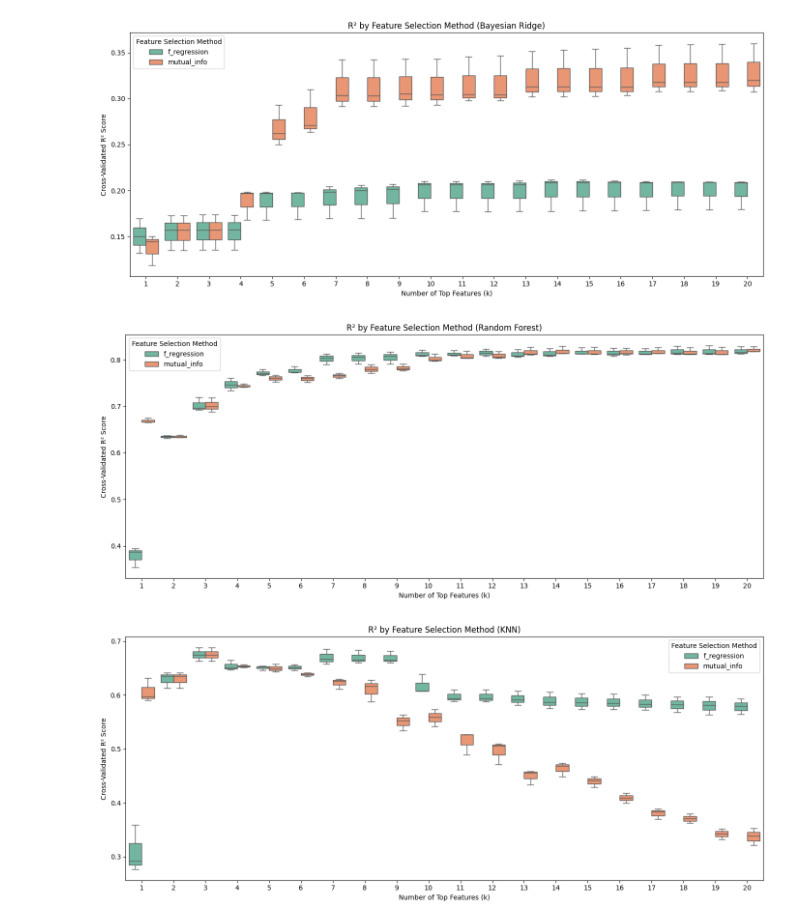
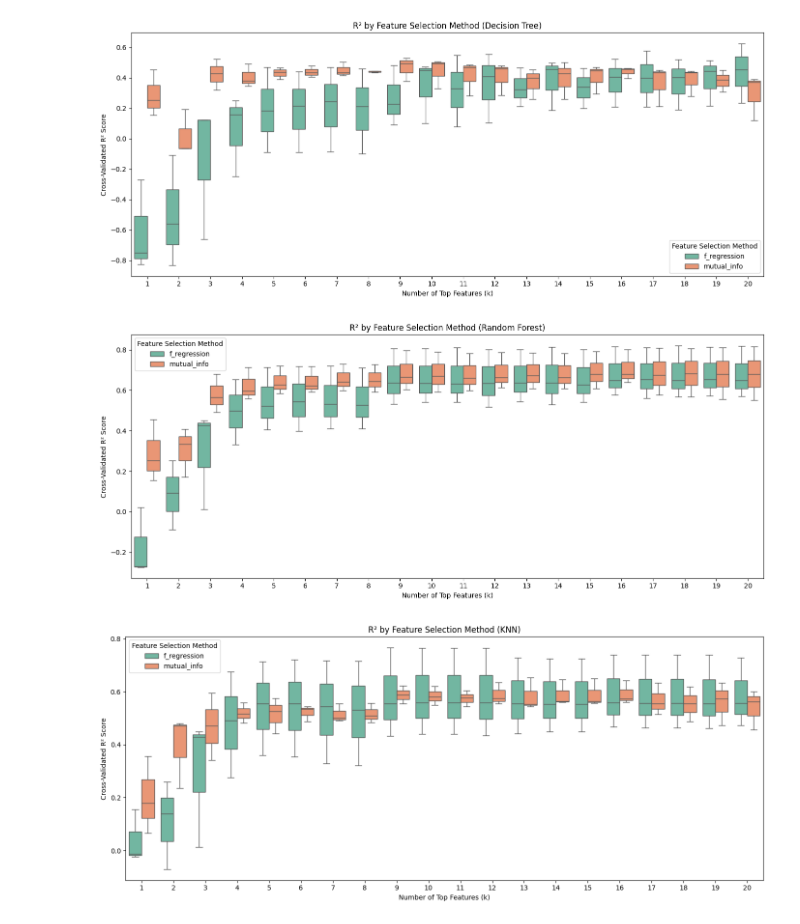
Before and after one commit to linnerlek/predicting-house-values, a Jupyter notebook: model.ipynb, the cells around one changed output. Cells and saved outputs as stored; diff of their text form; code cells hidden in the pictures.

Commit message:
model done

```diff
--- a/model.ipynb
+++ b/model.ipynb
@@ -17,10 +29,0 @@ Loaded dataset with 9453 rows and 159 columns.
-# %%
-y = df_model["YoY_target"]
-X = df_model.drop(columns=["YoY_target"])
-X = X.drop(columns=["ZIP"])
-
-rows_before = X.shape[0]
-X = X.dropna()
-y = y.loc[X.index]  # align target
-print(f"\u2705 Dropped {rows_before - X.shape[0]} rows with missing values")
-X.head(0)
@@ -31,10 +32,24 @@ X.head(0)
 # %%
-X_train, X_test, y_train, y_test = train_test_split(
-    X, y, test_size=0.2, random_state=42
-)
+# split ZIPs and apply group-based train/test split
+unique_zips = X["ZIP"].unique()
+train_zips, test_zips = train_test_split(unique_zips, test_size=0.2, random_state=42)
 
+# apply mask to split by ZIP
+train_mask = X["ZIP"].isin(train_zips)
+X_train_raw = X[train_mask].copy()
+X_test_raw = X[~train_mask].copy()
+X_train = X_train_raw.drop(columns=["ZIP"])
+X_test = X_test_raw.drop(columns=["ZIP"])
+
+y_train = y[train_mask]
+y_test = y[~train_mask]
+
+# scale features
 scaler = StandardScaler()
 X_train_scaled = scaler.fit_transform(X_train)
 X_test_scaled = scaler.transform(X_test)
-print("\u2705 Data split and scaled. Ready for feature selection and modeling.")
+
+print("ZIP-based data split and scaling complete.")
+print(f"Train set: {X_train.shape[0]} rows")
+print(f"Test set: {X_test.shape[0]} rows")
 # %% [output]
@@ -71,6 +118,6 @@ Shared features between both methods (7):
 # %%
 from sklearn.model_selection import cross_val_score
-from sklearn.linear_model import BayesianRidge
+from sklearn.tree import DecisionTreeRegressor
 from sklearn.ensemble import RandomForestRegressor
 from sklearn.neighbors import KNeighborsRegressor
 import matplotlib.pyplot as plt
@@ -82,12 +129,11 @@ from sklearn.feature_selection import SelectKBest, f_regression, mutual_info_reg
 max_k = 20
 
 models = {
-    "Bayesian Ridge": BayesianRidge,
+    "Decision Tree": DecisionTreeRegressor,
     "Random Forest": RandomForestRegressor,
     "KNN": KNeighborsRegressor
 }
 
-# loop through models
 for model_name, model_class in models.items():
     plot_data = []
 
@@ -99,33 +145,33 @@ for model_name, model_class in models.items():
         scores = cross_val_score(model, X_k_f, y_train, cv=3, scoring="r2")
         for score in scores:
             plot_data.append({
                 "R²": score, "k": k,
                 "Method": "f_regression"
             })
 
         # mutual_info
         sel_mi = SelectKBest(score_func=mutual_info_regression, k=k)
         X_k_mi = sel_mi.fit_transform(X_train_scaled, y_train)
         model = model_class()
         scores = cross_val_score(model, X_k_mi, y_train, cv=3, scoring="r2")
         for score in scores:
             plot_data.append({
                 "R²": score, "k": k,
                 "Method": "mutual_info"
             })
 
     # create DataFrame and plot
     plot_df = pd.DataFrame(plot_data)
 
     plt.figure(figsize=(14, 6))
     sns.boxplot(data=plot_df, x="k", y="R²", hue="Method", palette="Set2")
     plt.title(f"R² by Feature Selection Method ({model_name})")
     plt.xlabel("Number of Top Features (k)")
     plt.ylabel("Cross-Validated R² Score")
     plt.legend(title="Feature Selection Method")
     plt.tight_layout()
     plt.show()
 # %% [output]
-[figure, old version]
+[figure, new version]
-[figure, old version]
+[figure, new version]
-[figure, old version]
+[figure, new version]
```
Also changed, not shown: parts of 7 cells of this notebook, 2 other files.
